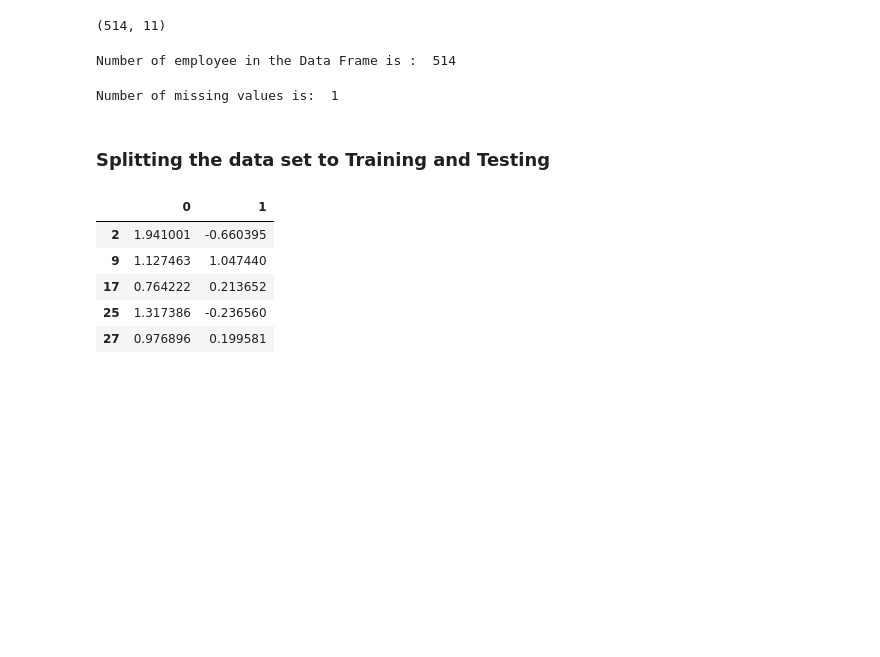
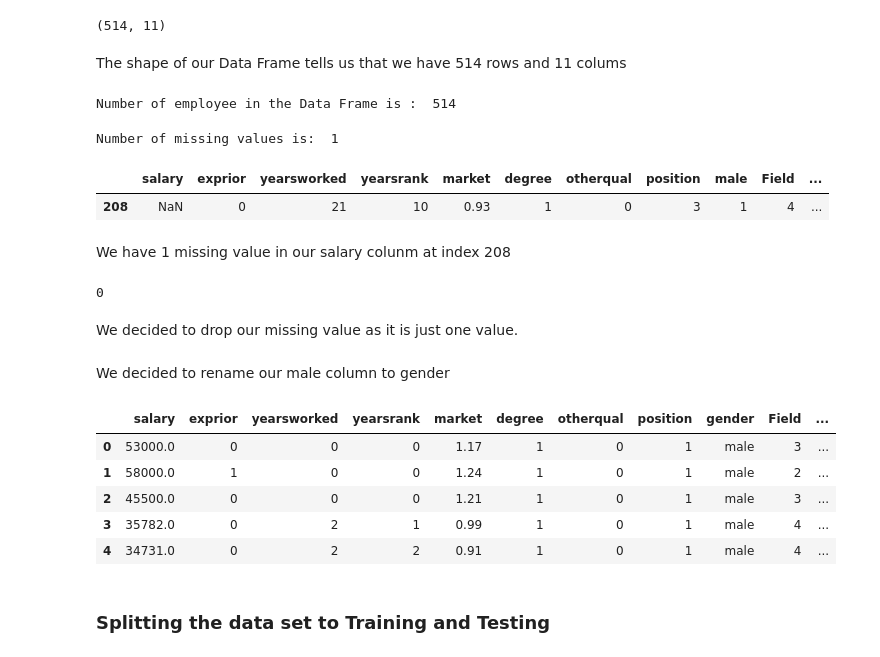
Before and after one commit to jbmasemza/simple_linear_regression, a Jupyter notebook: linear_regression.ipynb, the cells around one changed output. Saved outputs shown, nothing was run; the diff lists cells and outputs as text; code cells hidden in the pictures; blank space fills up the shorter version.

```diff
--- a/linear_regression.ipynb
+++ b/linear_regression.ipynb
@@ -27,6 +28,8 @@ df.head()
 df.shape
 # %% [output]
 (514, 11)
+# %% [markdown]
+The shape of our Data Frame tells us that we have 514 rows and 11 colums
 # %%
 print('Number of employee in the Data Frame is : ',len(df))
 # %% [output]
@@ -36,5 +37,18 @@ Number of employee in the Data Frame is :  514
 # %%
 null_values= df.isnull().sum().sum()
 print('Number of missing values is: ',null_values)
+null = df[df.salary.isnull()]
+null
 # %% [output]
 Number of missing values is:  1
+|  | salary | exprior | yearsworked | yearsrank | market | degree | otherqual | position | male | Field | ... |
+| 208 | NaN | 0 | 21 | 10 | 0.93 | 1 | 0 | 3 | 1 | 4 | ... |
+# %% [markdown]
+We have 1 missing value in our salary colunm at index 208
+# %%
+df = df.dropna()
+df.isnull().sum().sum()
+# %% [output]
+0
+# %% [markdown]
+We decided to drop our missing value as it is just one value.
@@ -41,19 +60,23 @@ Number of missing values is:  1
+# %% [markdown]
+We decided to rename our male column to gender
+# %%
+df.head()
+# %% [output]
+|  | salary | exprior | yearsworked | yearsrank | market | degree | otherqual | position | gender | Field | ... |
+| 0 | 53000.0 | 0 | 0 | 0 | 1.17 | 1 | 0 | 1 | male | 3 | ... |
+| 1 | 58000.0 | 1 | 0 | 0 | 1.24 | 1 | 0 | 1 | male | 2 | ... |
+| 2 | 45500.0 | 0 | 0 | 0 | 1.21 | 1 | 0 | 1 | male | 3 | ... |
+| 3 | 35782.0 | 0 | 2 | 1 | 0.99 | 1 | 0 | 1 | male | 4 | ... |
+| 4 | 34731.0 | 0 | 2 | 2 | 0.91 | 1 | 0 | 1 | male | 4 | ... |
 # %% [markdown]
 ###  Splitting the data set to Training and Testing
 # %%
 #df = pd.DataFrame(np.random.randn(100, 2))
-df_split = np.random.rand(len(df)) < 0.8
-df_train = df[df_split]
-df_test = df[df_split]
+#df_split = np.random.rand(len(df)) < 0.8
+#df_train = df[df_split]
+#df_test = df[df_split]
 #df_test
-df_train.head()
+#df_train.head()
-# %% [output]
-|  | 0 | 1 |
-| 2 | 1.941001 | -0.660395 |
-| 9 | 1.127463 | 1.047440 |
-| 17 | 0.764222 | 0.213652 |
-| 25 | 1.317386 | -0.236560 |
-| 27 | 0.976896 | 0.199581 |
 # %%
 train, test = train_test_split(df, test_size=0.2)
 train.head()
```
Also changed, not shown: parts of 28 cells of this notebook.
